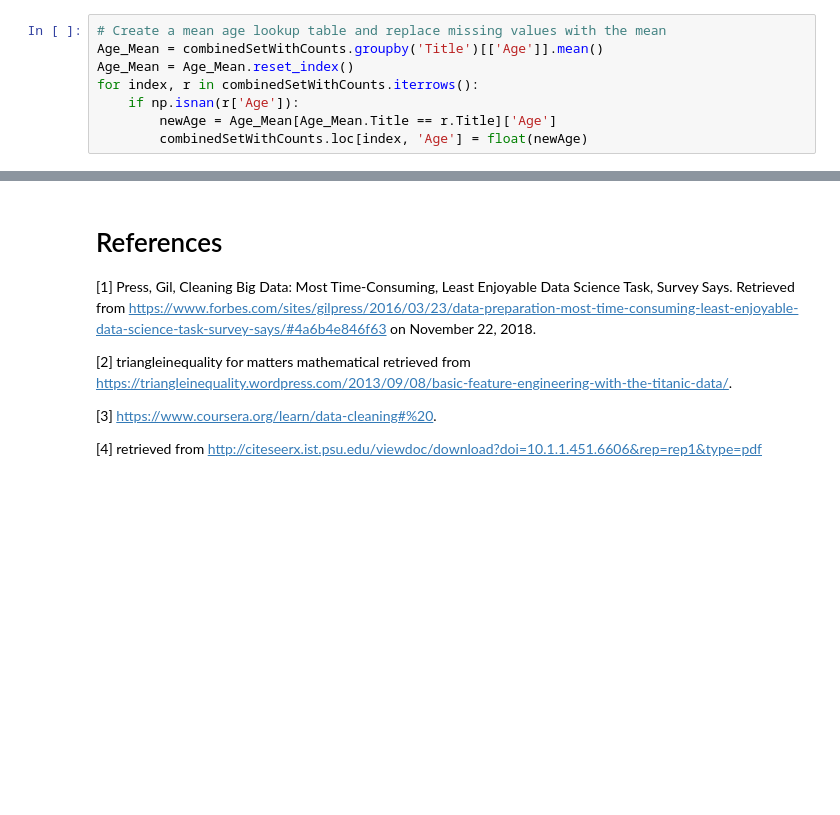
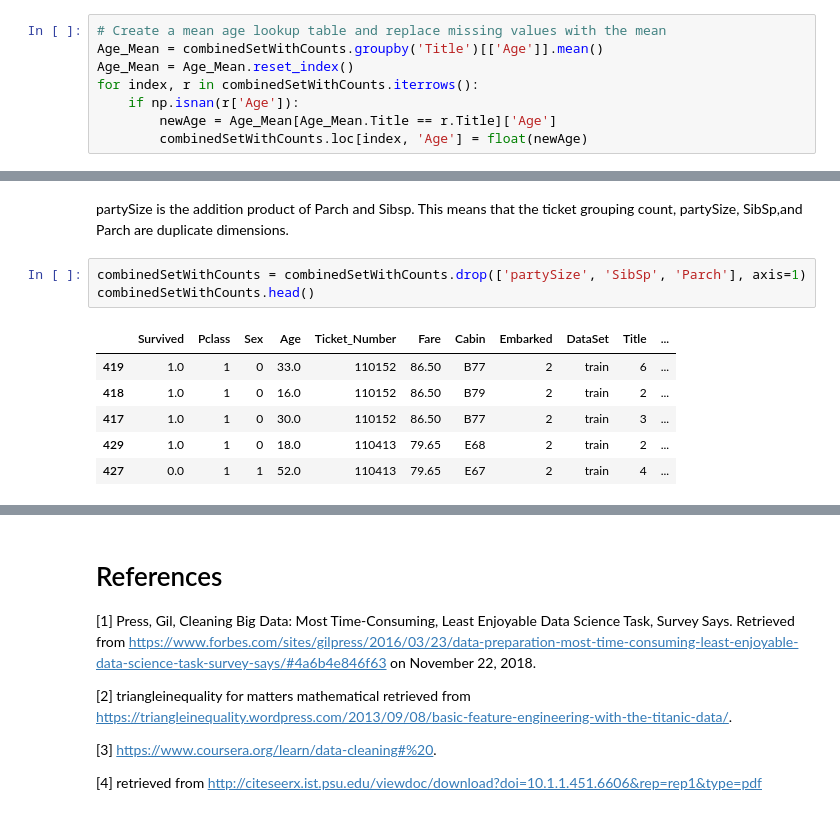
Before and after one commit to bthomas-ds/titanic, a Jupyter notebook: Titanic Challenge.ipynb, the cells around one changed output, grey strips where cells are left out. Drawn from its saved outputs; the diff is of its cells as text; blank space fills up the shorter version.

```diff
--- a/Titanic Challenge.ipynb
+++ b/Titanic Challenge.ipynb
@@ -206,3 +271,15 @@ combinedSetWithCounts.head()
+# %% [markdown]
+partySize is the addition product of Parch and Sibsp. This means that the ticket grouping count, partySize, SibSp,and Parch are duplicate dimensions.
+# %%
+combinedSetWithCounts = combinedSetWithCounts.drop(['partySize', 'SibSp', 'Parch'], axis=1)
+combinedSetWithCounts.head()
+# %% [output]
+|  | Survived | Pclass | Sex | Age | Ticket_Number | Fare | Cabin | Embarked | DataSet | Title | ... |
+| 419 | 1.0 | 1 | 0 | 33.0 | 110152 | 86.50 | B77 | 2 | train | 6 | ... |
+| 418 | 1.0 | 1 | 0 | 16.0 | 110152 | 86.50 | B79 | 2 | train | 2 | ... |
+| 417 | 1.0 | 1 | 0 | 30.0 | 110152 | 86.50 | B77 | 2 | train | 3 | ... |
+| 429 | 1.0 | 1 | 0 | 18.0 | 110413 | 79.65 | E68 | 2 | train | 2 | ... |
+| 427 | 0.0 | 1 | 1 | 52.0 | 110413 | 79.65 | E67 | 2 | train | 4 | ... |
 # %%
 test = combinedSetWithCounts[combinedSetWithCounts.DataSet == 'test']
 test = test.drop(['DataSet', 'Survived'], axis=1)
```
Also changed, not shown: parts of 17 cells of this notebook.
